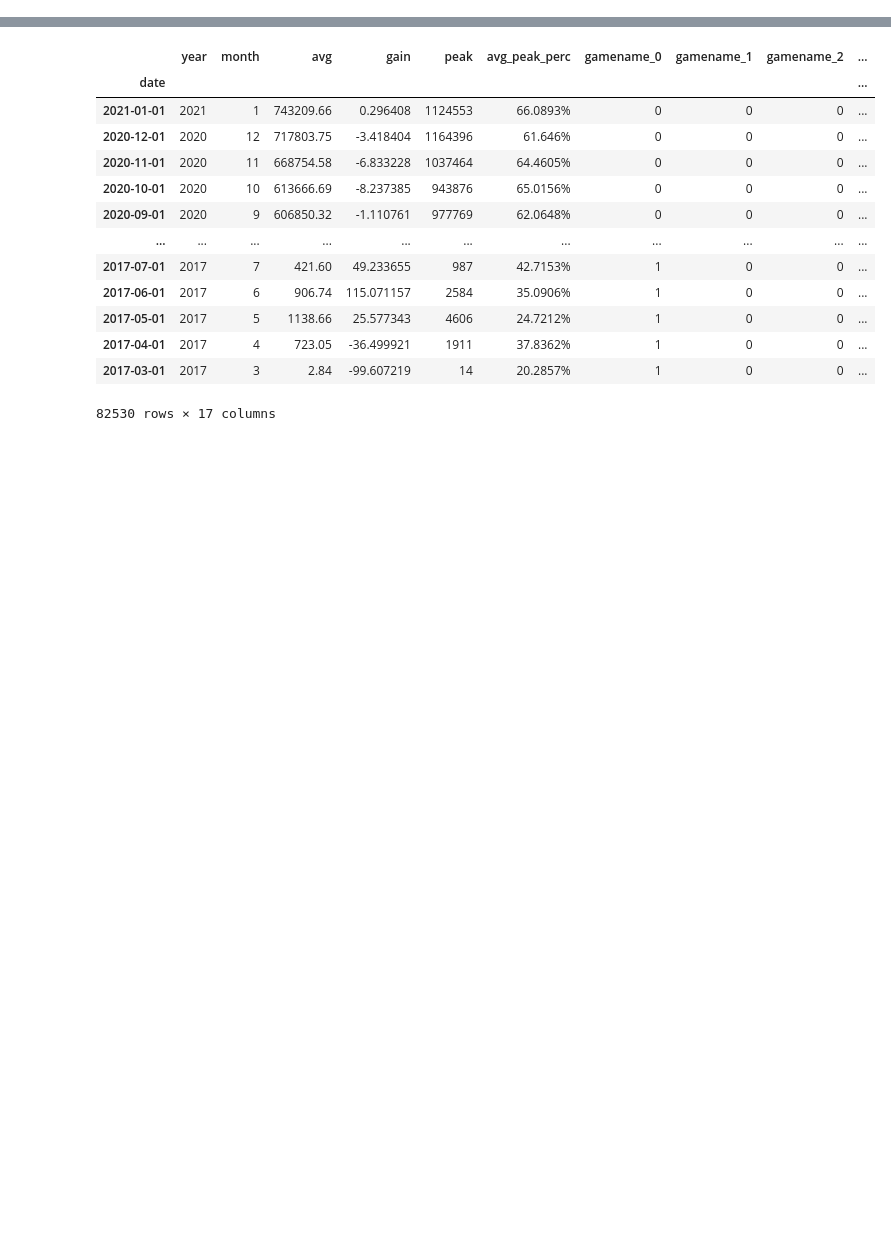
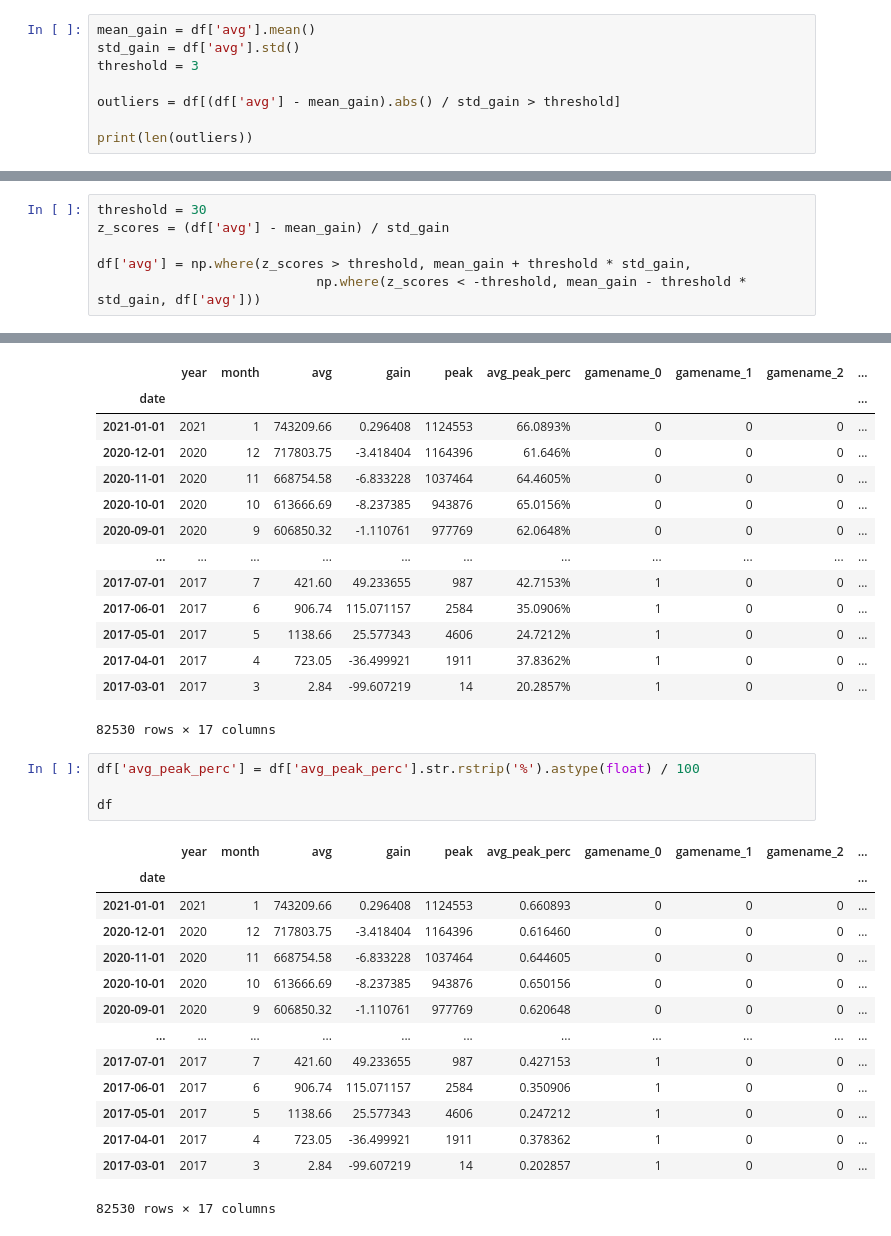
Before and after one commit to adenletchworth/Player-Trend-Predictions, a Jupyter notebook: EDA.ipynb, the cells around one changed output, grey strips where cells are left out. Cells and saved outputs as stored; diff of their text form; blank space fills up the shorter version.

```diff
--- a/EDA.ipynb
+++ b/EDA.ipynb
@@ -146,0 +147,8 @@ Text(0.5, 1.0, 'Gain of Steam Games Popularity')
+# %%
+mean_gain = df['avg'].mean()
+std_gain = df['avg'].std()
+threshold = 3
+
+outliers = df[(df['avg'] - mean_gain).abs() / std_gain > threshold]
+
+print(len(outliers))
@@ -156,3 +166,9 @@ Text(0.5, 1.0, 'Average Players of Steam Games')
+# %%
+threshold = 30
+z_scores = (df['avg'] - mean_gain) / std_gain
+
+df['avg'] = np.where(z_scores > threshold, mean_gain + threshold * std_gain,
+                            np.where(z_scores < -threshold, mean_gain - threshold * std_gain, df['avg']))
 # %%
 df['gamename'].unique().size
 # %% [output]
@@ -179,3 +195,22 @@ df
 | 2017-04-01 | 2017 | 4 | 723.05 | -36.499921 | 1911 | 37.8362% | 1 | 0 | 0 | ... |
 | 2017-03-01 | 2017 | 3 | 2.84 | -99.607219 | 14 | 20.2857% | 1 | 0 | 0 | ... |
 82530 rows × 17 columns
+# %%
+df['avg_peak_perc'] = df['avg_peak_perc'].str.rstrip('%').astype(float) / 100
+
+df
+# %% [output]
+|  | year | month | avg | gain | peak | avg_peak_perc | gamename_0 | gamename_1 | gamename_2 | ... |
+| date |  |  |  |  |  |  |  |  |  | ... |
+| 2021-01-01 | 2021 | 1 | 743209.66 | 0.296408 | 1124553 | 0.660893 | 0 | 0 | 0 | ... |
+| 2020-12-01 | 2020 | 12 | 717803.75 | -3.418404 | 1164396 | 0.616460 | 0 | 0 | 0 | ... |
+| 2020-11-01 | 2020 | 11 | 668754.58 | -6.833228 | 1037464 | 0.644605 | 0 | 0 | 0 | ... |
+| 2020-10-01 | 2020 | 10 | 613666.69 | -8.237385 | 943876 | 0.650156 | 0 | 0 | 0 | ... |
+| 2020-09-01 | 2020 | 9 | 606850.32 | -1.110761 | 977769 | 0.620648 | 0 | 0 | 0 | ... |
+| ... | ... | ... | ... | ... | ... | ... | ... | ... | ... | ... |
+| 2017-07-01 | 2017 | 7 | 421.60 | 49.233655 | 987 | 0.427153 | 1 | 0 | 0 | ... |
+| 2017-06-01 | 2017 | 6 | 906.74 | 115.071157 | 2584 | 0.350906 | 1 | 0 | 0 | ... |
+| 2017-05-01 | 2017 | 5 | 1138.66 | 25.577343 | 4606 | 0.247212 | 1 | 0 | 0 | ... |
+| 2017-04-01 | 2017 | 4 | 723.05 | -36.499921 | 1911 | 0.378362 | 1 | 0 | 0 | ... |
+| 2017-03-01 | 2017 | 3 | 2.84 | -99.607219 | 14 | 0.202857 | 1 | 0 | 0 | ... |
+82530 rows × 17 columns
```
Also changed, not shown: parts of 6 cells of this notebook.
